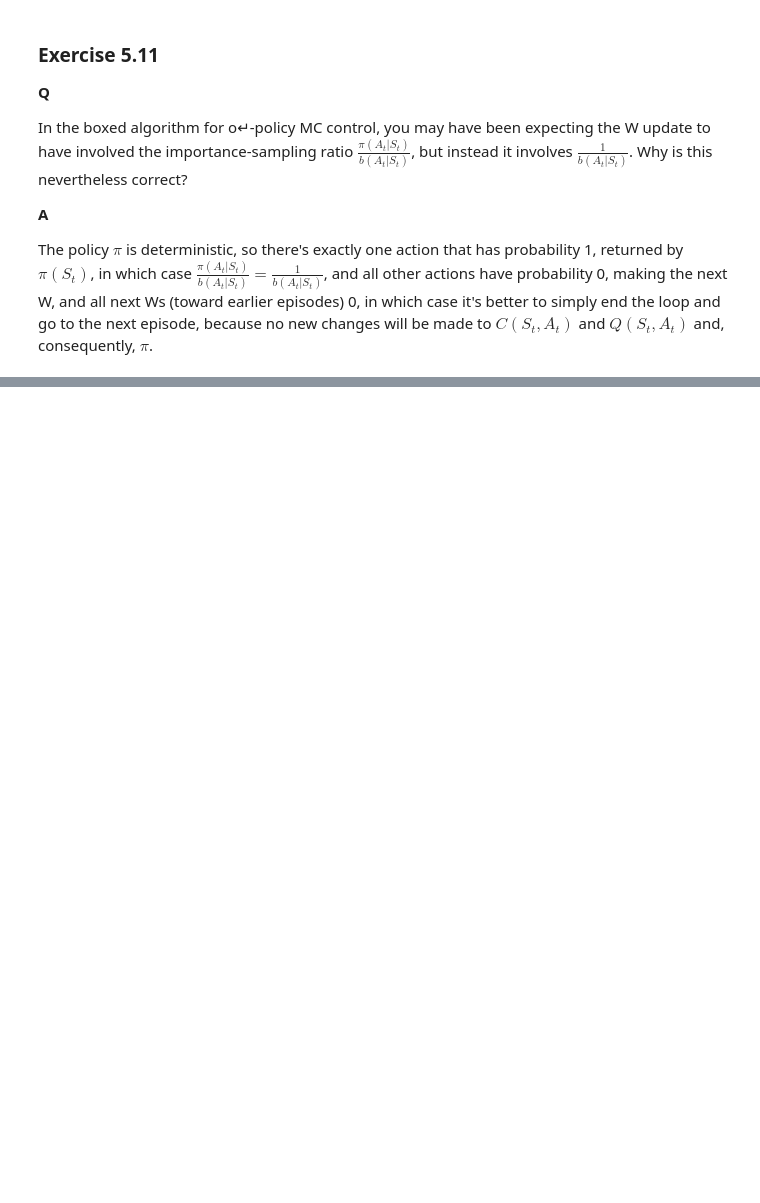
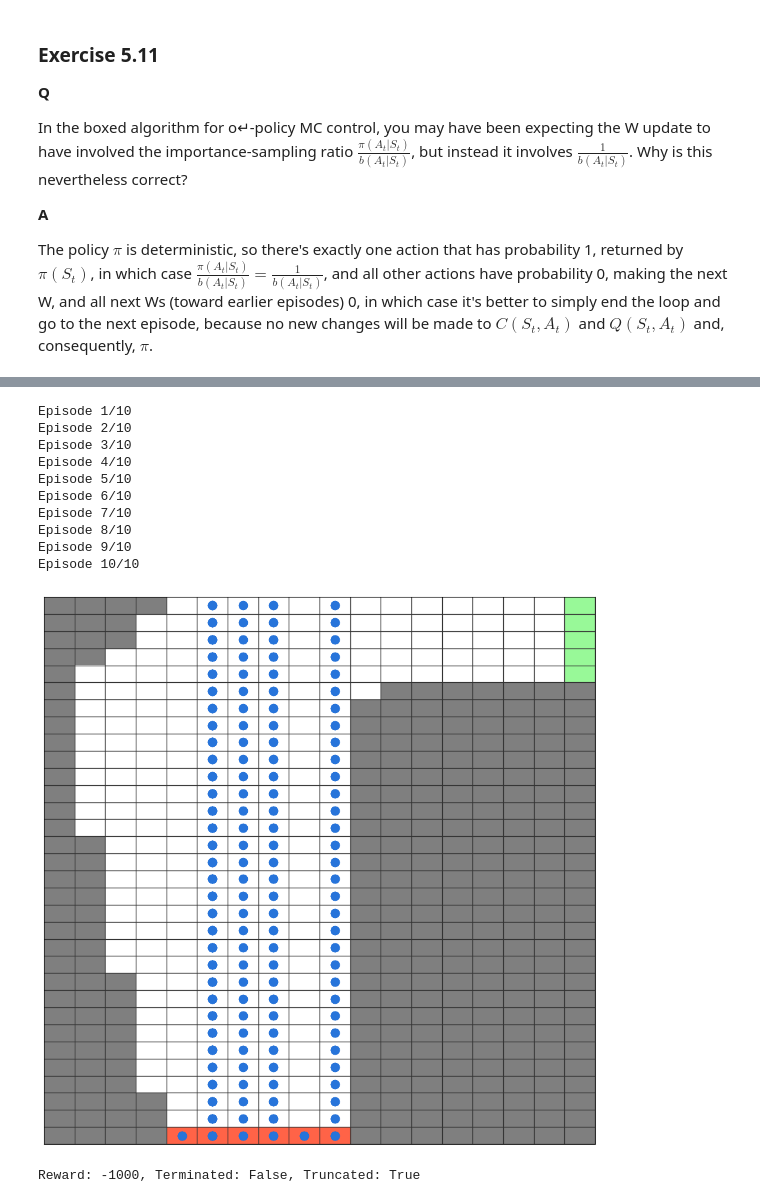
Before and after one commit to lucasbasquerotto/ml-demos, a Jupyter notebook: rl/ch05.ipynb, the cells around one changed output, grey strips where cells are left out. Saved outputs shown, nothing was run; the diff lists cells and outputs as text; code cells hidden in the pictures; blank space fills up the shorter version.

```diff
--- a/rl/ch05.ipynb
+++ b/rl/ch05.ipynb
@@ -551 +766,21 @@ print(f"Reward: {reward}, Terminated: {terminated}, Truncated: {truncated}")
 Reward: -6, Terminated: True, Truncated: False
+# %%
+env = RacetrackEnv.case_01(max_steps=1000)
+seed = 0
+agent = OffPolicyRandomAgent(env=env, gamma=0.9)
+agent.train(episodes=10, seed=seed)
+state, reward, terminated, truncated = env.test(agent=agent, seed=seed)
+print(f"Reward: {reward}, Terminated: {terminated}, Truncated: {truncated}")
+# %% [output]
+Episode 1/10
+Episode 2/10
+Episode 3/10
+Episode 4/10
+Episode 5/10
+Episode 6/10
+Episode 7/10
+Episode 8/10
+Episode 9/10
+Episode 10/10
+[figure, added]
+Reward: -1000, Terminated: False, Truncated: True
```
Also changed, not shown: parts of 5 cells of this notebook.
